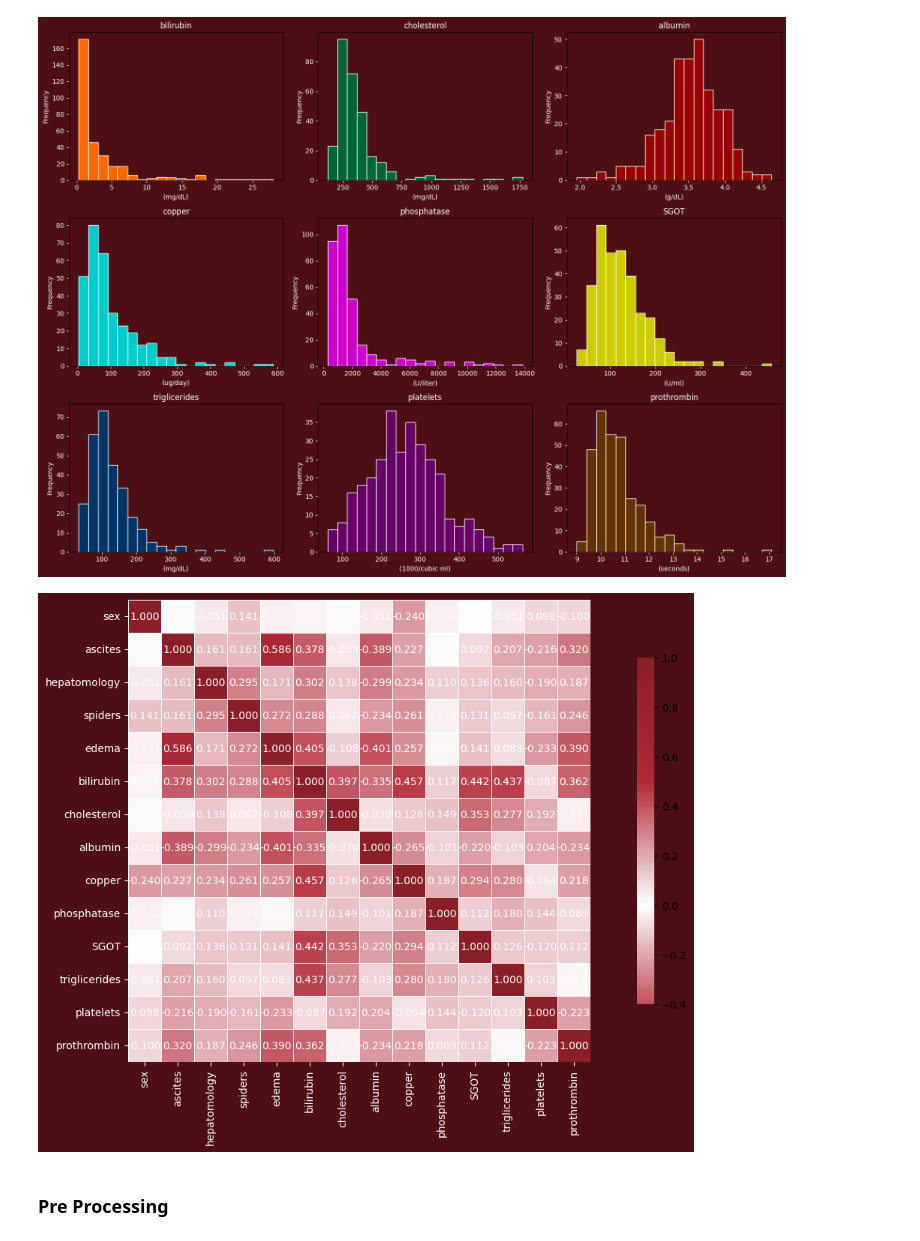
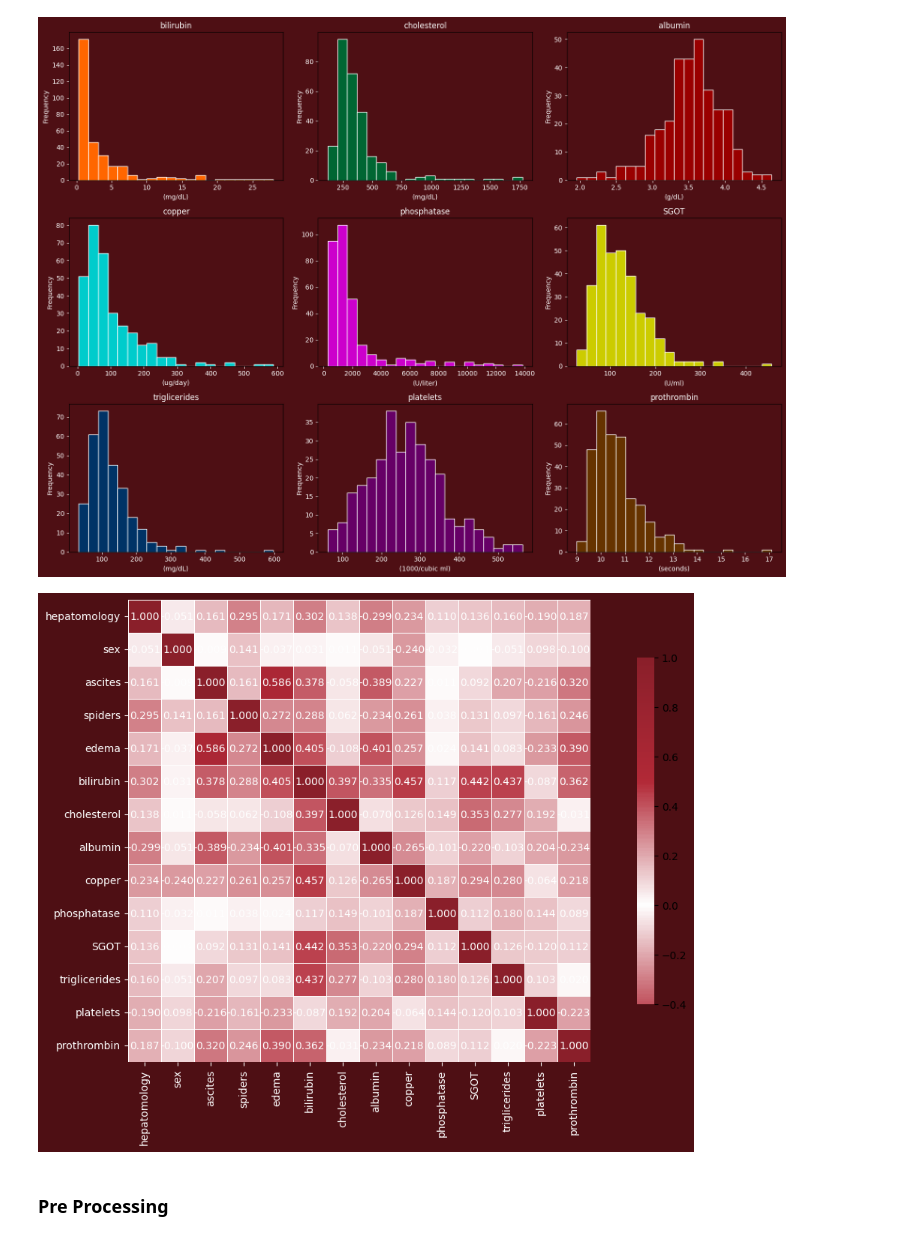
Before and after one commit to dedsec995/DS_Assignment1, a Jupyter notebook: assignment1.ipynb, the cells around one changed output. Drawn from its saved outputs; the diff is of its cells as text; code cells hidden in the pictures.

```diff
--- a/assignment1.ipynb
+++ b/assignment1.ipynb
@@ -240,9 +240,11 @@ plt.show()
 # %%
 # countplott(cat_cols,df)
 # %%
+col_data = df.pop('hepatomology')
+df.insert(0,'hepatomology',col_data)
 correlation_matrix(df)
 # %% [output]
-[figure, old version]
+[figure, new version]
 # %%
 df.fillna(df.mean(),inplace=True)
 # %% [markdown]
```
Also changed, not shown: 29 other files.
